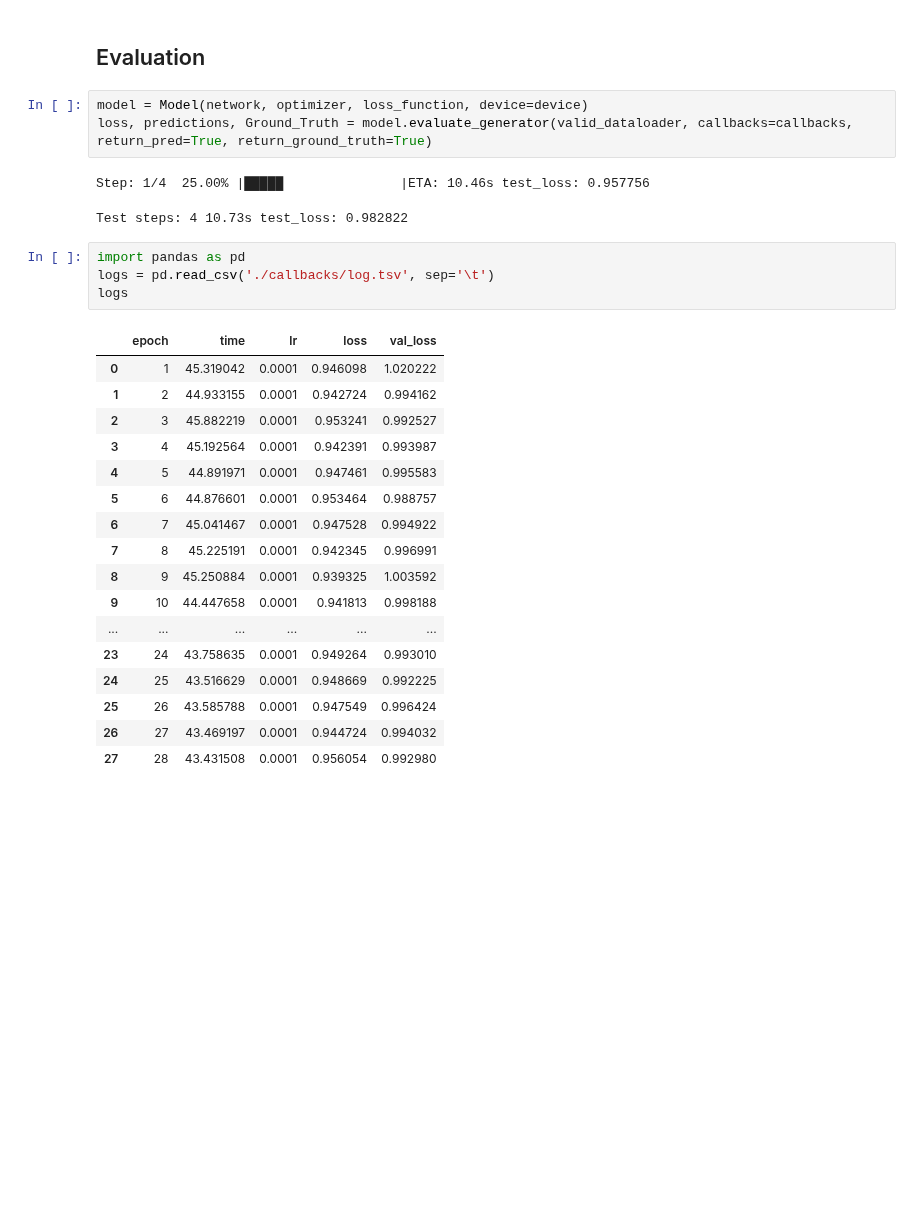
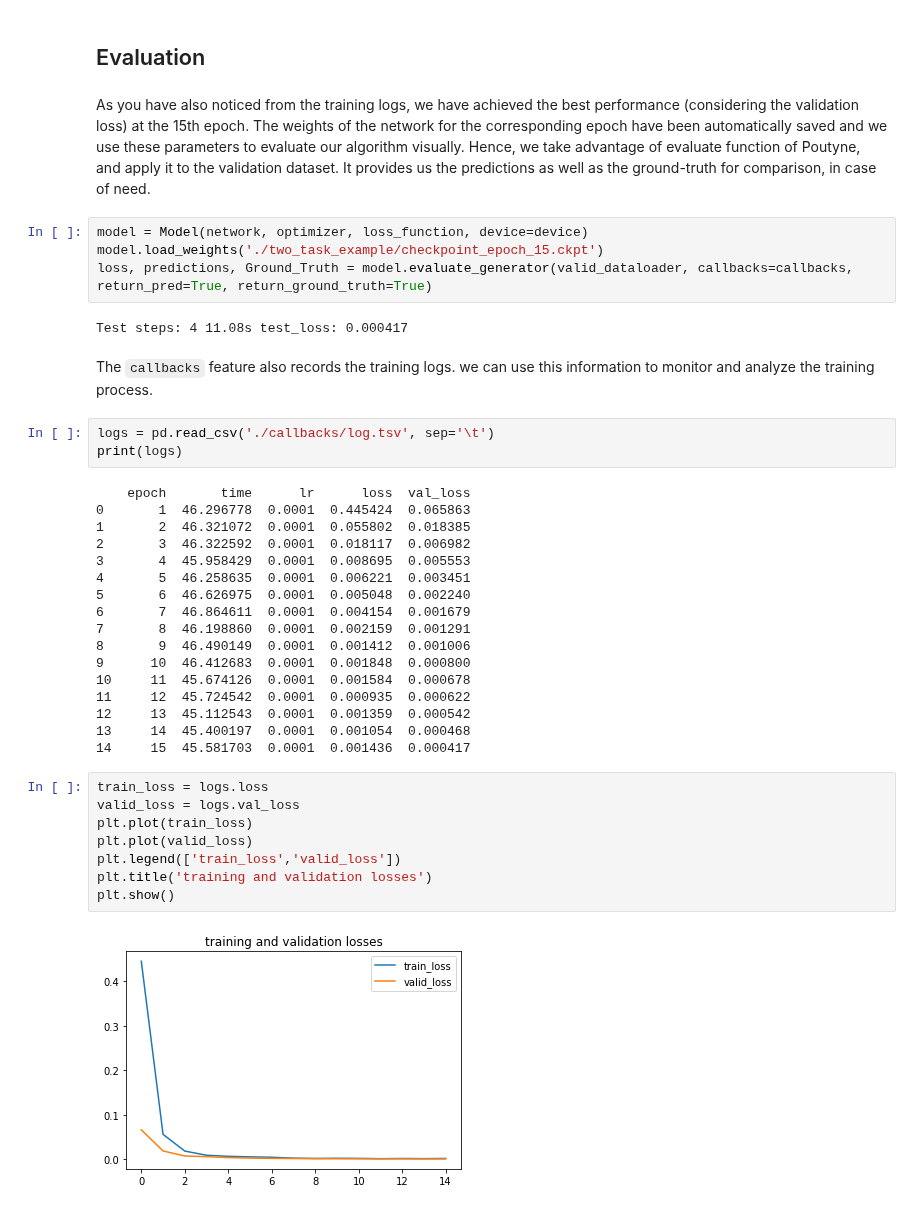
Before and after one commit to GRAAL-Research/poutyne, a Jupyter notebook: examples/classification_and_regression.ipynb, the cells around one changed output. Drawn from its saved outputs; the diff is of its cells as text; blank space fills up the shorter version.

```diff
--- a/examples/classification_and_regression.ipynb
+++ b/examples/classification_and_regression.ipynb
@@ -343,30 +347,42 @@ Restoring model from ./callbacks/best_epoch_15.ckpt
 # %% [markdown]
 ## Evaluation
+# %% [markdown]
+As you have also noticed from the training logs, we have achieved the best performance (considering the validation loss) at the 15th epoch. The weights of the network for the corresponding epoch have been automatically saved and we use these parameters to evaluate our algorithm visually. Hence,  we take advantage of evaluate function of Poutyne, and apply it to the validation dataset. It provides us the predictions as well as the ground-truth for comparison, in case of need.
 # %%
 model = Model(network, optimizer, loss_function, device=device)
+model.load_weights('./two_task_example/checkpoint_epoch_15.ckpt')
 loss, predictions, Ground_Truth = model.evaluate_generator(valid_dataloader, callbacks=callbacks, return_pred=True, return_ground_truth=True)
 # %% [output]
-Step: 1/4  25.00% |█████               |ETA: 10.46s test_loss: 0.957756
+Test steps: 4 11.08s test_loss: 0.000417
-Test steps: 4 10.73s test_loss: 0.982822
+# %% [markdown]
+The `callbacks` feature also records the training logs. we can use this information to monitor and analyze the training process.
 # %%
-import pandas as pd
 logs = pd.read_csv('./callbacks/log.tsv', sep='\t')
-logs
+print(logs)
 # %% [output]
-|  | epoch | time | lr | loss | val_loss |
-| 0 | 1 | 45.319042 | 0.0001 | 0.946098 | 1.020222 |
-| 1 | 2 | 44.933155 | 0.0001 | 0.942724 | 0.994162 |
-| 2 | 3 | 45.882219 | 0.0001 | 0.953241 | 0.992527 |
-| 3 | 4 | 45.192564 | 0.0001 | 0.942391 | 0.993987 |
-| 4 | 5 | 44.891971 | 0.0001 | 0.947461 | 0.995583 |
-| 5 | 6 | 44.876601 | 0.0001 | 0.953464 | 0.988757 |
-| 6 | 7 | 45.041467 | 0.0001 | 0.947528 | 0.994922 |
-| 7 | 8 | 45.225191 | 0.0001 | 0.942345 | 0.996991 |
-| 8 | 9 | 45.250884 | 0.0001 | 0.939325 | 1.003592 |
-| 9 | 10 | 44.447658 | 0.0001 | 0.941813 | 0.998188 |
-| ... | ... | ... | ... | ... | ... |
-| 23 | 24 | 43.758635 | 0.0001 | 0.949264 | 0.993010 |
-| 24 | 25 | 43.516629 | 0.0001 | 0.948669 | 0.992225 |
-| 25 | 26 | 43.585788 | 0.0001 | 0.947549 | 0.996424 |
-| 26 | 27 | 43.469197 | 0.0001 | 0.944724 | 0.994032 |
-| 27 | 28 | 43.431508 | 0.0001 | 0.956054 | 0.992980 |
+    epoch       time      lr      loss  val_loss
+0       1  46.296778  0.0001  0.445424  0.065863
+1       2  46.321072  0.0001  0.055802  0.018385
+2       3  46.322592  0.0001  0.018117  0.006982
+3       4  45.958429  0.0001  0.008695  0.005553
+4       5  46.258635  0.0001  0.006221  0.003451
+5       6  46.626975  0.0001  0.005048  0.002240
+6       7  46.864611  0.0001  0.004154  0.001679
+7       8  46.198860  0.0001  0.002159  0.001291
+8       9  46.490149  0.0001  0.001412  0.001006
+9      10  46.412683  0.0001  0.001848  0.000800
+10     11  45.674126  0.0001  0.001584  0.000678
+11     12  45.724542  0.0001  0.000935  0.000622
+12     13  45.112543  0.0001  0.001359  0.000542
+13     14  45.400197  0.0001  0.001054  0.000468
+14     15  45.581703  0.0001  0.001436  0.000417
+# %%
+train_loss = logs.loss
+valid_loss = logs.val_loss
+plt.plot(train_loss)
+plt.plot(valid_loss)
+plt.legend(['train_loss','valid_loss'])
+plt.title('training and validation losses')
+plt.show()
+# %% [output]
+[figure, added]
```
Also changed, not shown: parts of 21 cells of this notebook, 3 other files.
